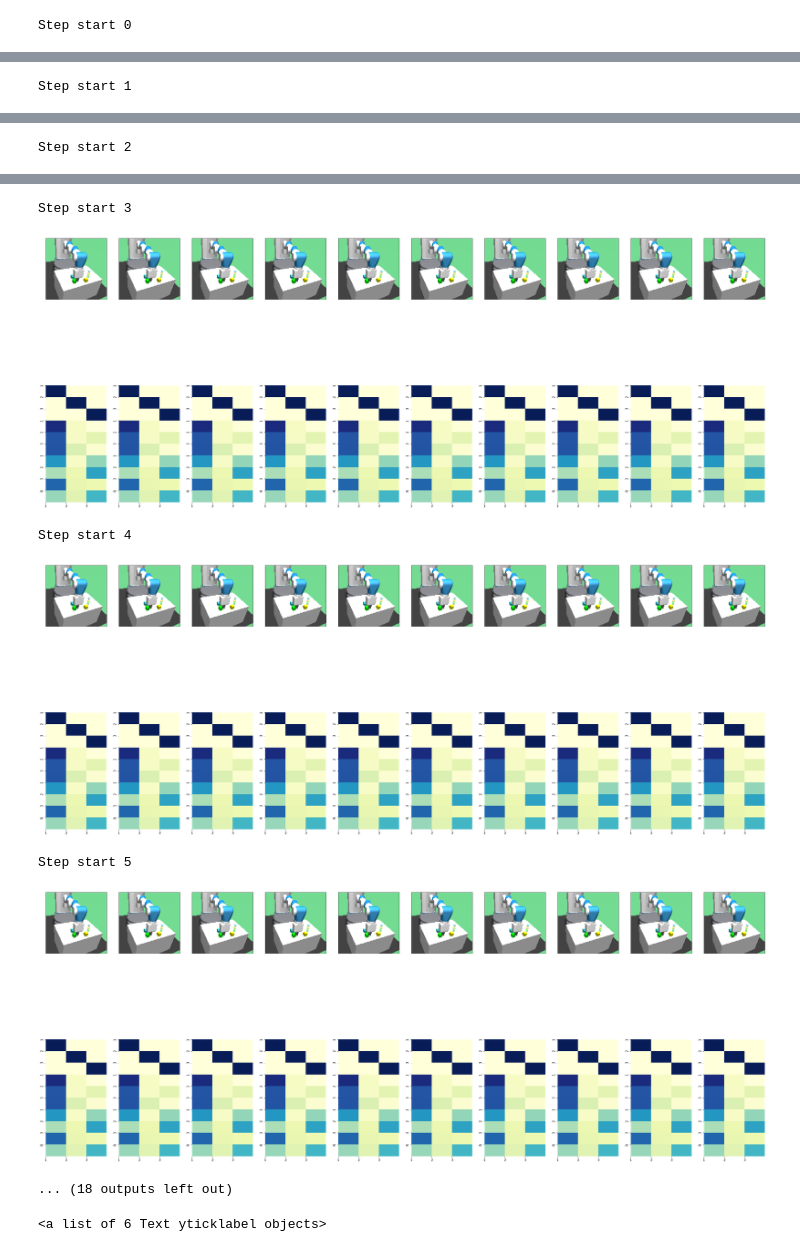
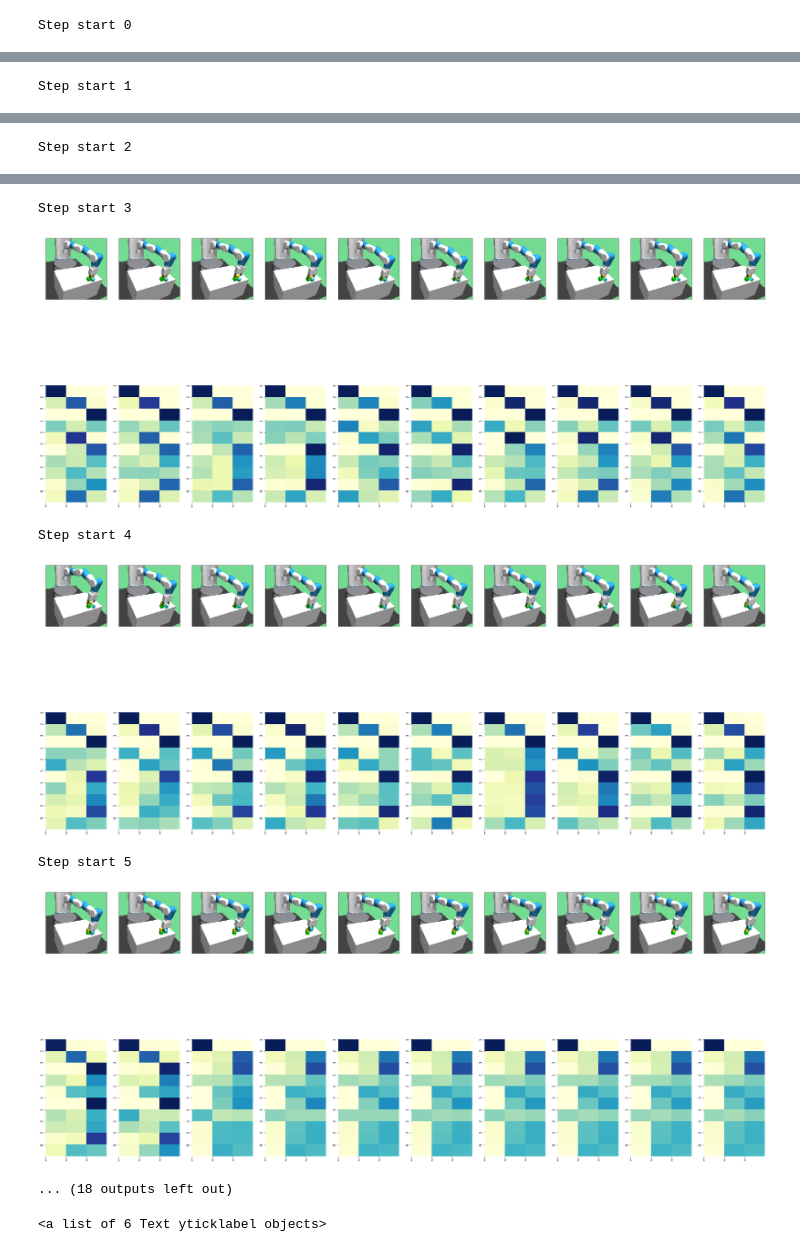
Before and after one commit to richardrl/rlkit-relational, a Jupyter notebook: scripts/visualize_attention.ipynb, the cells around one changed output, grey strips where cells are left out. Cells and saved outputs as stored; diff of their text form; code cells hidden in the pictures.

```diff
--- a/scripts/visualize_attention.ipynb
+++ b/scripts/visualize_attention.ipynb
@@ -12,7 +12,7 @@ import time
 # %%
 num_paths=100
 
-trajectories_file = "/home/richard/improbable/rlkit-relational/scripts/data/trajectories05_16_2020-21_02_57_.045567.hdf5"
+trajectories_file = "/home/richard/improbable/rlkit-relational/scripts/data/trajectories05_17_2020-02_51_34_.881761.hdf5"
 f = h5py.File(trajectories_file, 'r')
 
 if "image_obs" in f:
@@ -130,7 +130,7 @@ def annotate_heatmap(im, data=None, valfmt="{x:.2f}",
     return texts
 # %%
 path_len = actions.shape[1]
-path_idx = 0 # The trajectory index in the HDF5 file
+path_idx = 5 # The trajectory index in the HDF5 file
 origin = [0,0,0]
 num_blocks = 3
 num_heads = 1
@@ -219,9 +219,9 @@ Step start 2
 Step start 3
-[figure, old version]
+[figure, new version]
 Step start 4
-[figure, old version]
+[figure, new version]
 Step start 5
-[figure, old version]
+[figure, new version]
 ... (18 outputs left out)
 # %%
 def produce_diagram(path_idx, step_idxs):
```
Also changed, not shown: parts of 3 cells of this notebook, 8 other files.
